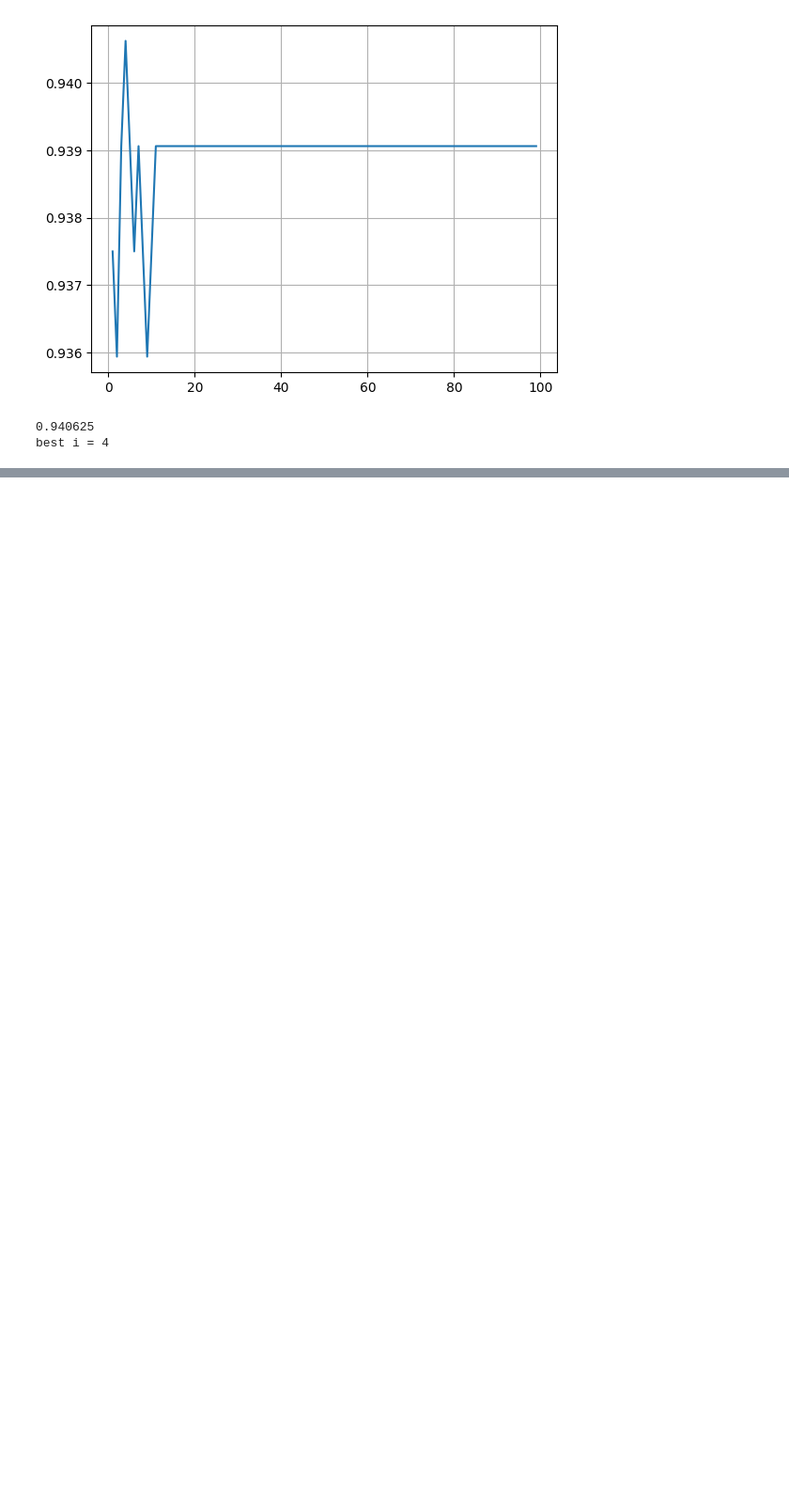
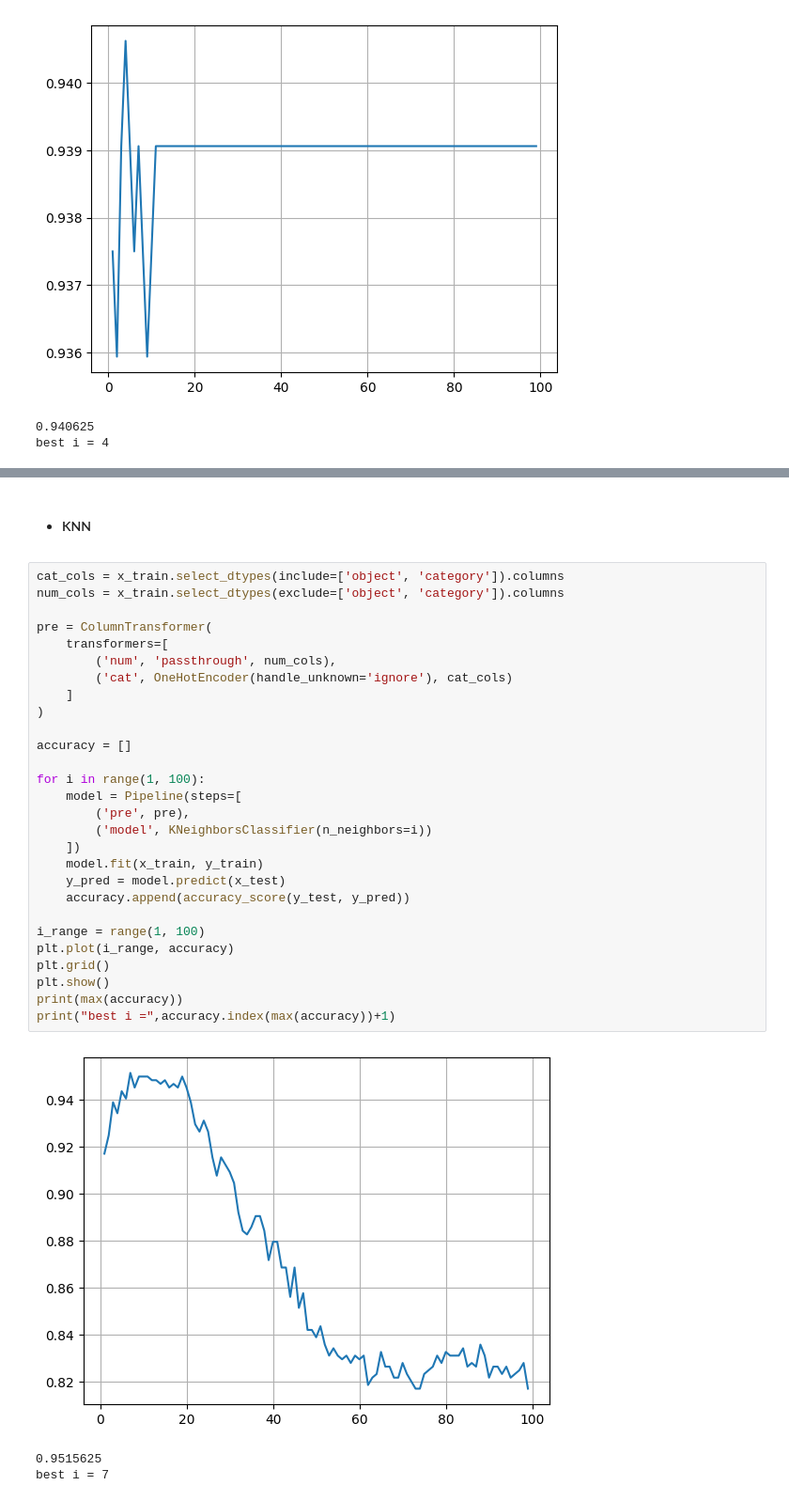
Before and after one commit to zhiyulin104/IMLP456, a Jupyter notebook: Final Project/Final_project_IMLP456.ipynb, the cells around one changed output, grey strips where cells are left out. Shown at 94% size. Saved outputs shown, nothing was run; the diff lists cells and outputs as text; blank space fills up the shorter version.

```diff
--- a/Final Project/Final_project_IMLP456.ipynb
+++ b/Final Project/Final_project_IMLP456.ipynb
@@ -350 +353,35 @@ best i = 4
+# %% [markdown]
+* #### KNN
+# %%
+cat_cols = x_train.select_dtypes(include=['object', 'category']).columns
+num_cols = x_train.select_dtypes(exclude=['object', 'category']).columns
+
+pre = ColumnTransformer(
+	transformers=[
+		('num', 'passthrough', num_cols),
+		('cat', OneHotEncoder(handle_unknown='ignore'), cat_cols)
+	]
+)
+
+accuracy = []
+
+for i in range(1, 100):
+	model = Pipeline(steps=[
+		('pre', pre),
+		('model', KNeighborsClassifier(n_neighbors=i))
+	])
+	model.fit(x_train, y_train)
+	y_pred = model.predict(x_test)
+	accuracy.append(accuracy_score(y_test, y_pred))
+
+i_range = range(1, 100)
+plt.plot(i_range, accuracy)
+plt.grid()
+plt.show()
+print(max(accuracy))
+print("best i =",accuracy.index(max(accuracy))+1)
+# %% [output]
+[figure, added]
+0.9515625
+best i = 7
 # %%
```
Also changed, not shown: parts of 15 cells of this notebook, 1 other file.
